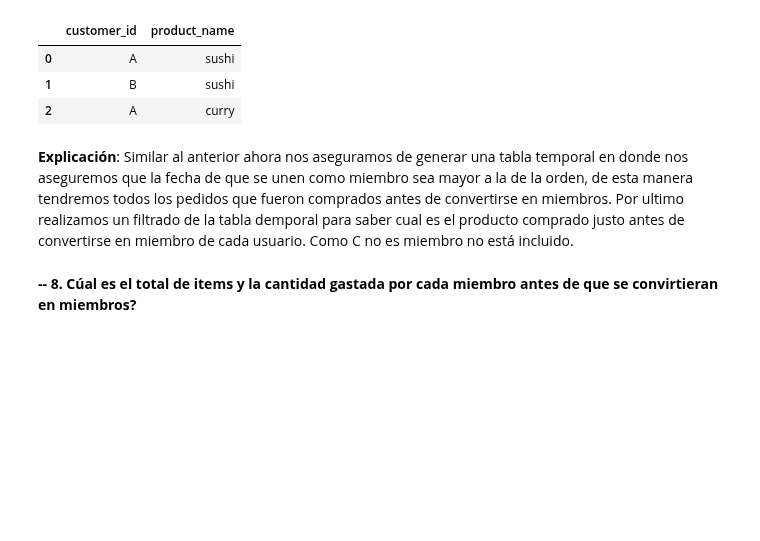
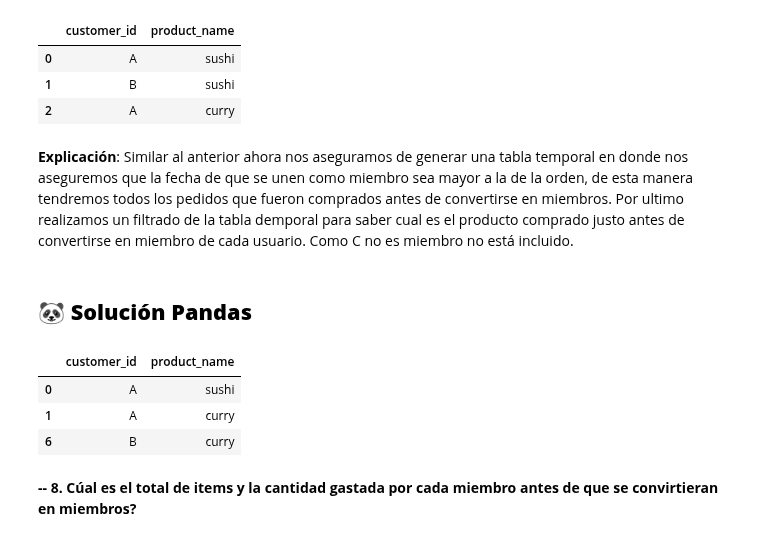
Before and after one commit to LLAES07/SQL_DESAFIO, a Jupyter notebook: Caso_1/Caso_1.ipynb, the cells around one changed output. Drawn from its saved outputs; the diff is of its cells as text; code cells hidden in the pictures; blank space fills up the shorter version.

Commit message:
Arreglando formatos e incluyendo soluciones en pandas pt7

```diff
--- a/Caso_1/Caso_1.ipynb
+++ b/Caso_1/Caso_1.ipynb
@@ -569,6 +575,29 @@ pd.read_sql_query(query, connection)
 | 2 | A | curry |
 # %% [markdown]
 **Explicación**: Similar al anterior ahora nos aseguramos de generar una tabla temporal en donde nos aseguremos que la fecha de que se unen como miembro sea mayor a la de la orden, de esta manera tendremos todos los pedidos que fueron comprados antes de convertirse en miembros. Por ultimo realizamos un filtrado de la tabla demporal para saber cual es el producto comprado justo antes de convertirse en miembro de cada usuario. Como C no es miembro no está incluido.
+# %% [markdown]
+## 🐼 **Solución Pandas**
+# %%
+# Generamos el merge entre nuestro df_merge y members para tener la columna join_date
+df_combinado = df_merge.merge(df_members, on='customer_id', how='inner')
+
+# Filtramos por todas aquellas fechas que sean inferior a join date
+df_combinado = df_combinado[df_combinado['order_date'] < df_combinado['join_date']]
+
+# Ordenamos por order date segun el cliente
+df_combinado = df_combinado.sort_values(['customer_id', 'order_date'])
+
+# Utilizamos transform para utilizar customer id y order date como regla para obtener los order date menores
+fecha_primera_compra_por_cliente = df_combinado.groupby('customer_id')['order_date'].transform('min')
+# Resultado final filtrado
+df_primeras_compras_con_multiples = df_combinado[df_combinado['order_date'] == fecha_primera_compra_por_cliente]
+
+df_primeras_compras_con_multiples[['customer_id', 'product_name']]
+# %% [output]
+|  | customer_id | product_name |
+| 0 | A | sushi |
+| 1 | A | curry |
+| 6 | B | curry |
 # %% [markdown]
 **-- 8. Cúal es el total de items y la cantidad gastada por cada miembro antes de que se convirtieran en miembros?**
 # %%
```
Also changed, not shown: parts of 2 cells of this notebook.
